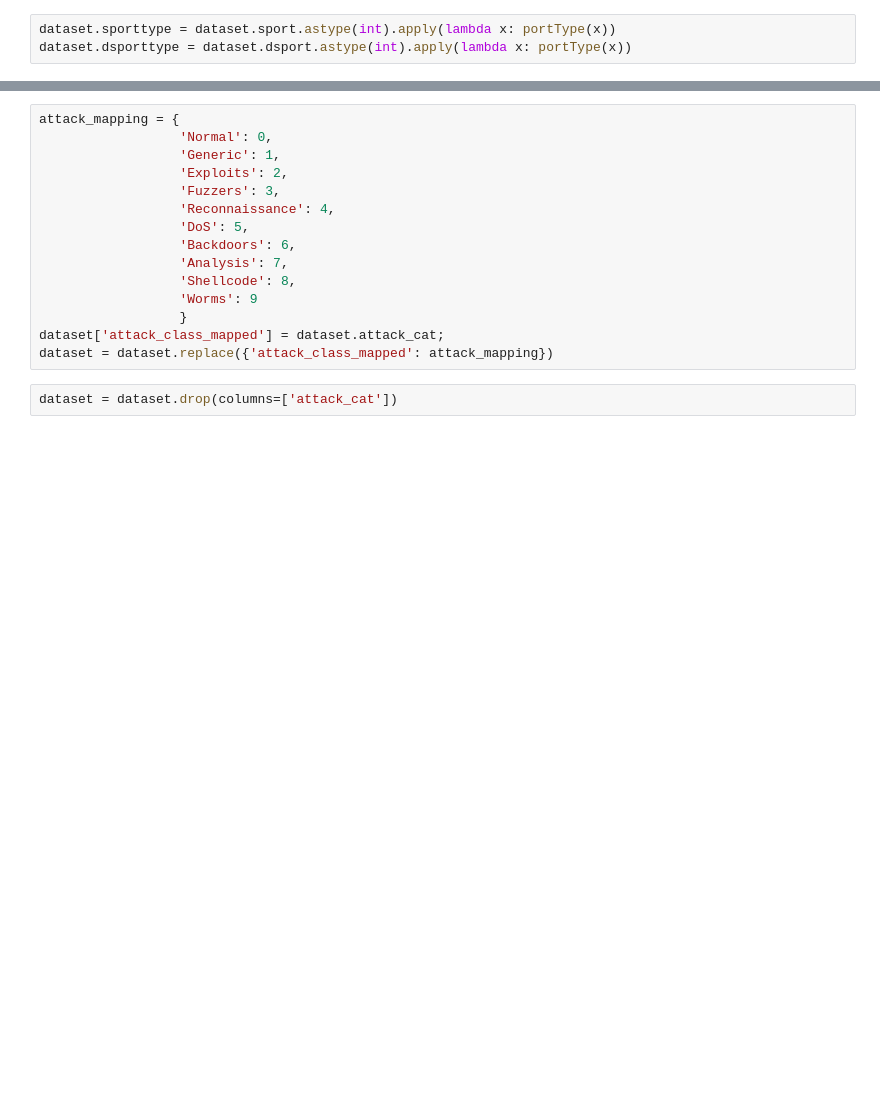
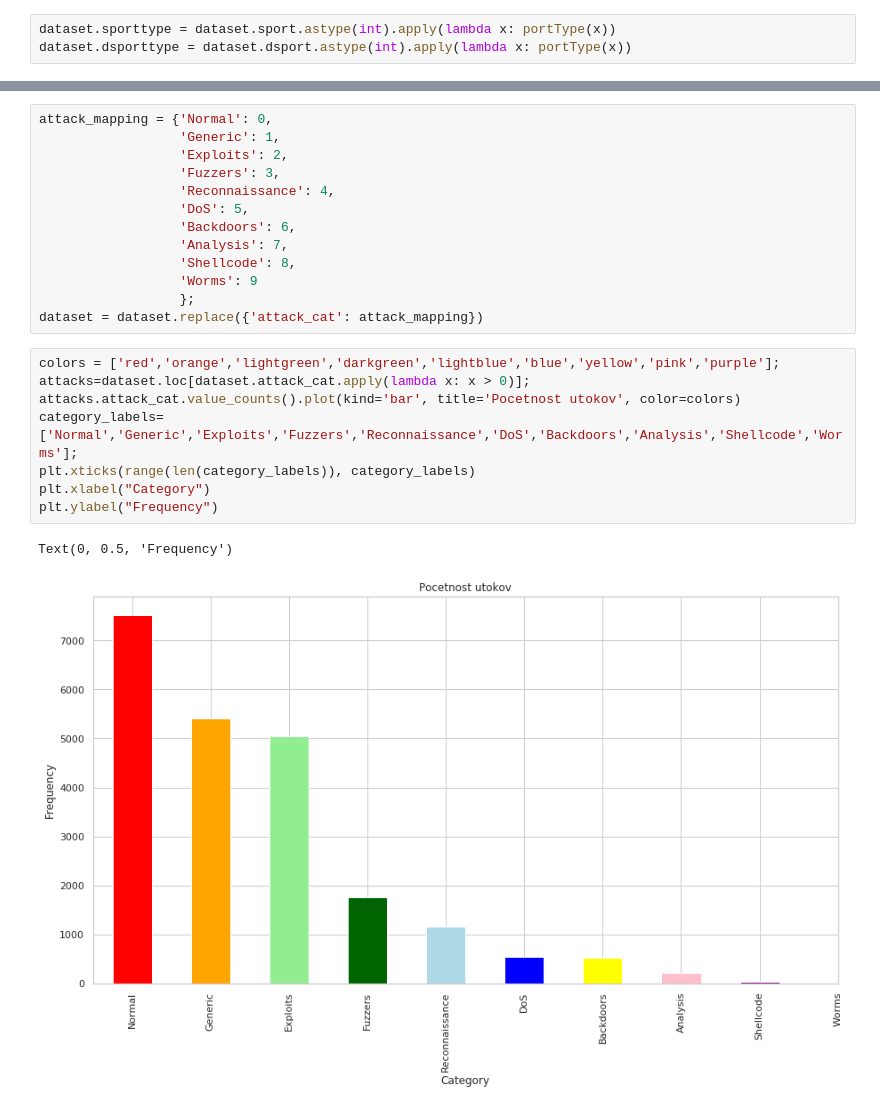
Before and after one commit to xcsengody/DP, a Jupyter notebook: xcsengody.ipynb, the cells around one changed output, grey strips where cells are left out. Drawn from its saved outputs; the diff is of its cells as text; blank space fills up the shorter version.

```diff
--- a/xcsengody.ipynb
+++ b/xcsengody.ipynb
@@ -187,6 +314,5 @@ dataset.attack_cat.value_counts()
 # %%
-attack_mapping = {
-                  'Normal': 0,
+attack_mapping = {'Normal': 0,
                   'Generic': 1,
                   'Exploits': 2,
                   'Fuzzers': 3,
@@ -196,10 +322,18 @@ attack_mapping = {
                   'Analysis': 7,
                   'Shellcode': 8,
                   'Worms': 9
-                  }
-dataset['attack_class_mapped'] = dataset.attack_cat;
-dataset = dataset.replace({'attack_class_mapped': attack_mapping})
+                  };
+dataset = dataset.replace({'attack_cat': attack_mapping})
-# %%
-dataset = dataset.drop(columns=['attack_cat'])
+# %%
+colors = ['red','orange','lightgreen','darkgreen','lightblue','blue','yellow','pink','purple'];
+attacks=dataset.loc[dataset.attack_cat.apply(lambda x: x > 0)];
+attacks.attack_cat.value_counts().plot(kind='bar', title='Pocetnost utokov', color=colors)
+category_labels=['Normal','Generic','Exploits','Fuzzers','Reconnaissance','DoS','Backdoors','Analysis','Shellcode','Worms'];
+plt.xticks(range(len(category_labels)), category_labels)
+plt.xlabel("Category")
+plt.ylabel("Frequency")
+# %% [output]
+Text(0, 0.5, 'Frequency')
+[figure, added]
 # %%
 dataset.state.value_counts()
```
Also changed, not shown: parts of 71 cells of this notebook.
